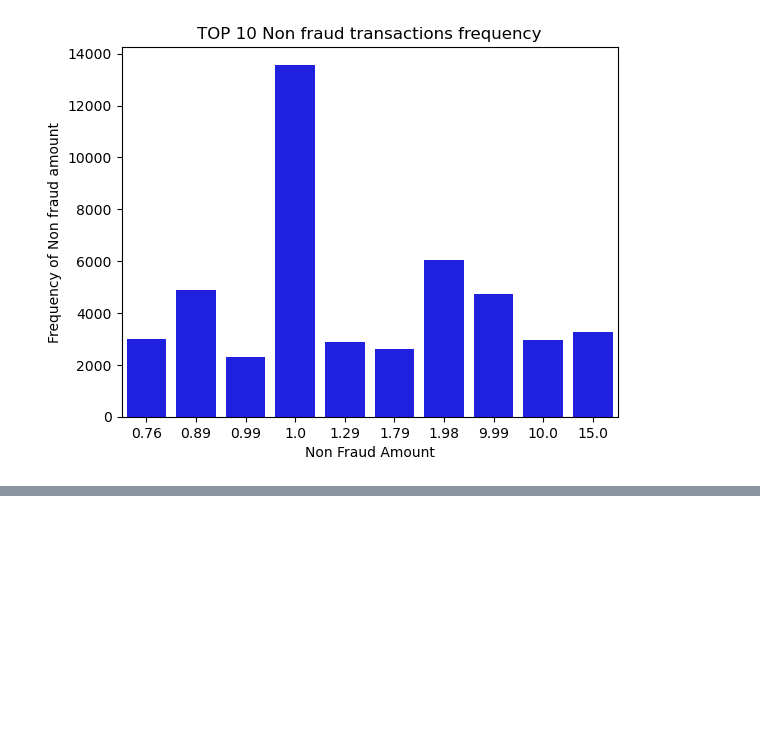
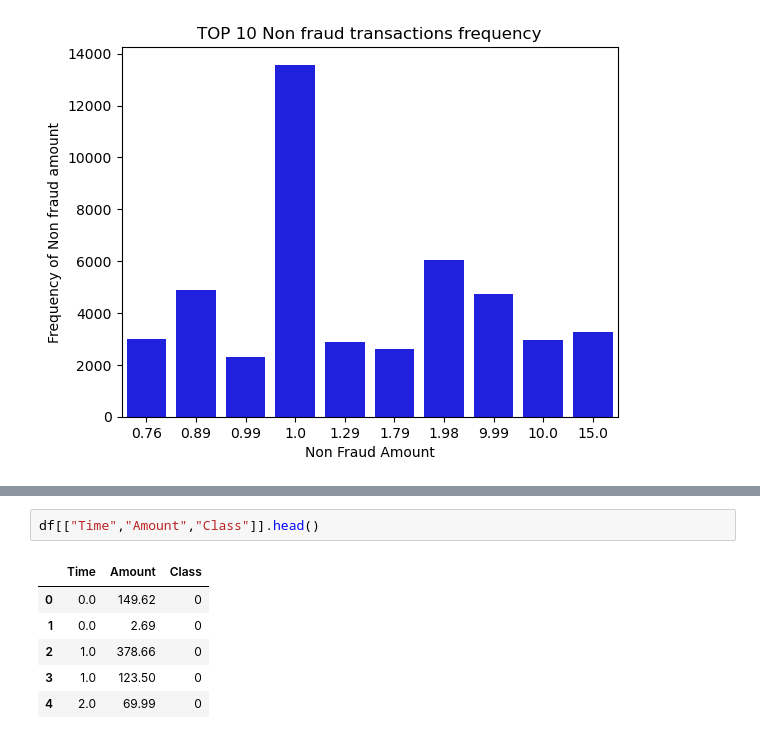
Before and after one commit to Seep88/creditcard-fraud-detection, a Jupyter notebook: notebooks/Day1_Fraud_EDA.ipynb, the cells around one changed output, grey strips where cells are left out. Cells and saved outputs as stored; diff of their text form; blank space fills up the shorter version.

```diff
--- a/notebooks/Day1_Fraud_EDA.ipynb
+++ b/notebooks/Day1_Fraud_EDA.ipynb
@@ -474,0 +491,9 @@ Text(0, 0.5, 'Frequency of Non fraud amount')
+# %%
+df[["Time","Amount","Class"]].head()
+# %% [output]
+|  | Time | Amount | Class |
+| 0 | 0.0 | 149.62 | 0 |
+| 1 | 0.0 | 2.69 | 0 |
+| 2 | 1.0 | 378.66 | 0 |
+| 3 | 1.0 | 123.50 | 0 |
+| 4 | 2.0 | 69.99 | 0 |
```
Also changed, not shown: parts of 13 cells of this notebook.
